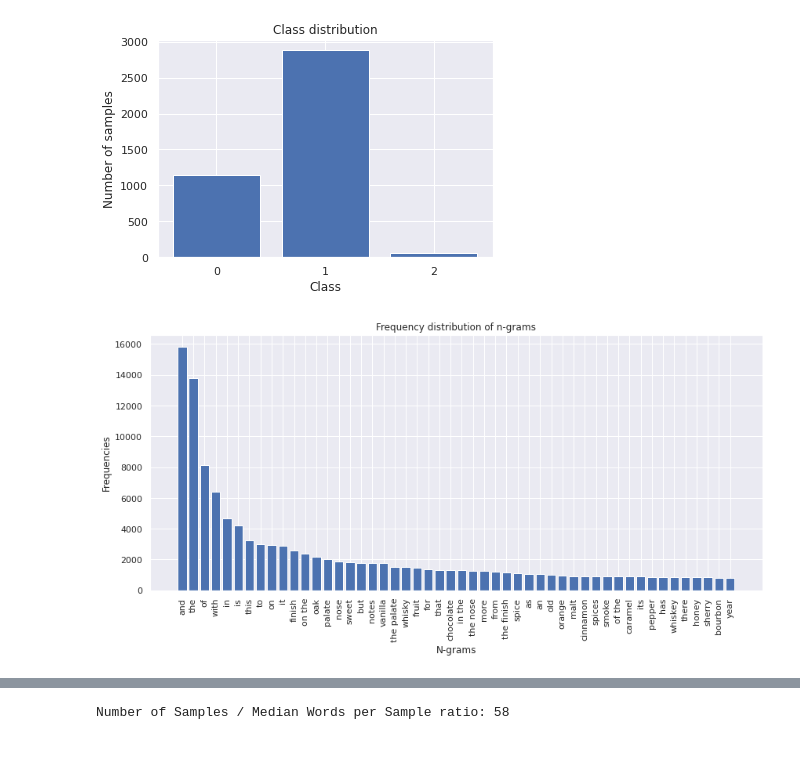
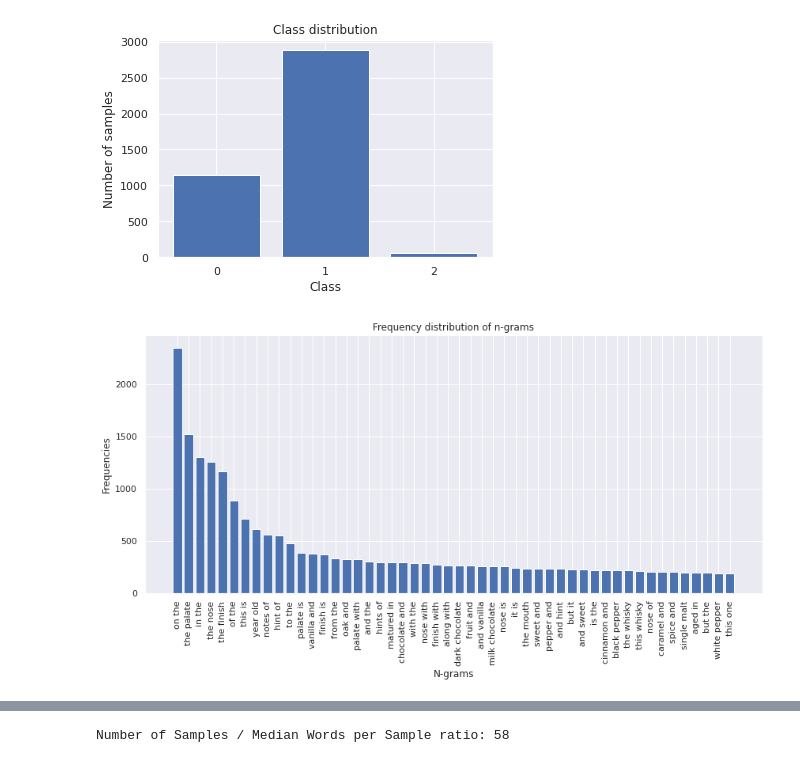
Before and after one commit to deanhadzi/DS-Unit-4-Sprint-1-NLP, a Jupyter notebook: module3-document-classification/LS_DSPT4_413_Document_Classification_Assignment.ipynb, the cells around one changed output, grey strips where cells are left out. Saved outputs shown, nothing was run; the diff lists cells and outputs as text; code cells hidden in the pictures.

```diff
--- a/module3-document-classification/LS_DSPT4_413_Document_Classification_Assignment.ipynb
+++ b/module3-document-classification/LS_DSPT4_413_Document_Classification_Assignment.ipynb
@@ -89,13 +89,13 @@ plot_class_distribution(train['ratingCategory'])
 # %%
 # Get a plot of 50 most used terms.
 # Vanilla, fruit, chocolate, spice, orange, caramel, pepper and honey show what drinkers
 # might look for in terms of flavor.
 
 plot_frequency_distribution_of_ngrams(train['description'],
-                                      ngram_range=(1, 2),
+                                      ngram_range=(2, 2),
                                       num_ngrams=50)
 # %% [output]
-[figure, old version]
+[figure, new version]
 # %%
 # Read a few reviews from the "Excellent" category
 pd.set_option('display.max_colwidth', 0)
```
Also changed, not shown: parts of 30 cells of this notebook, 2 other files.
